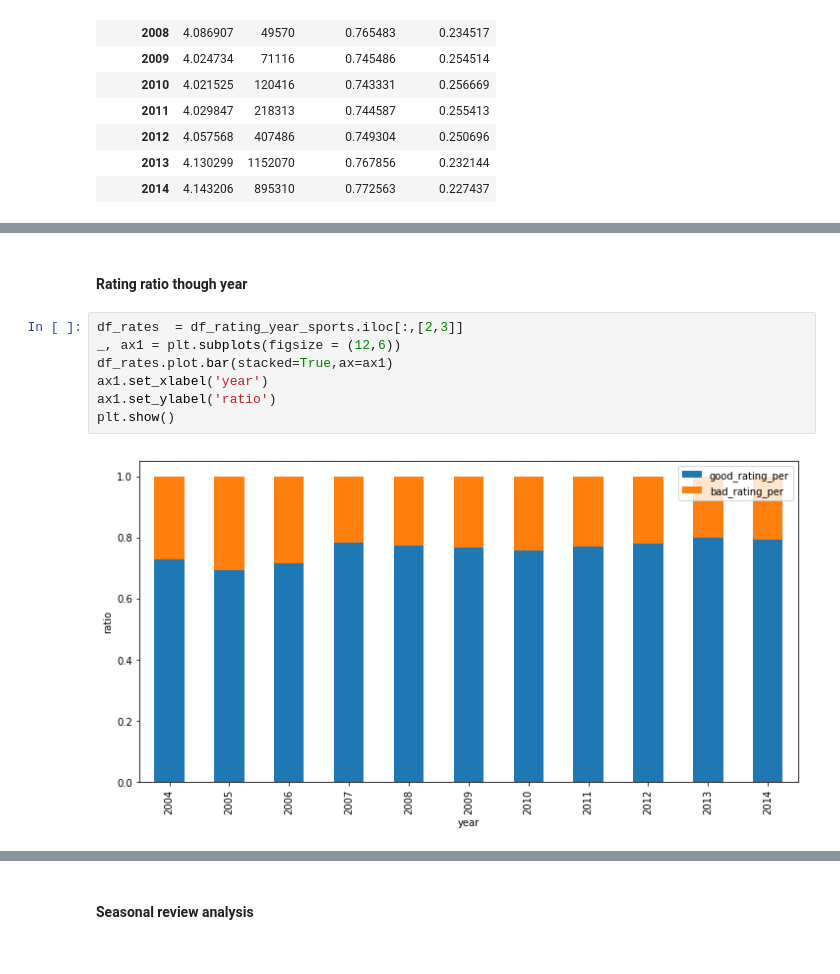
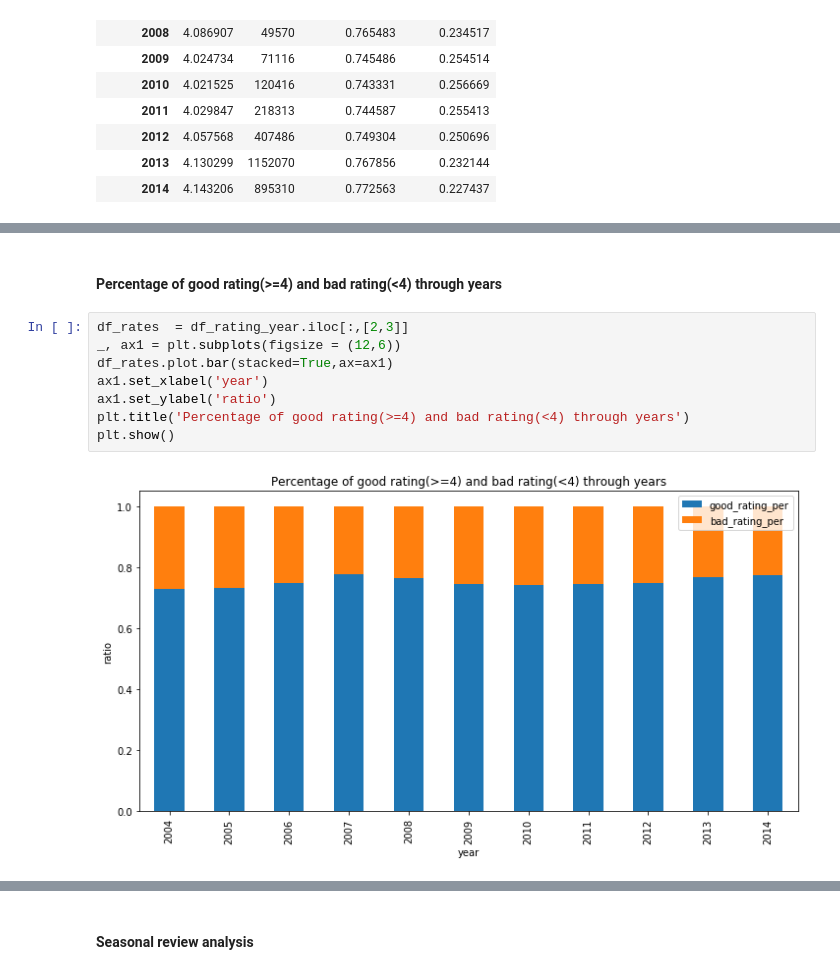
Before and after one commit to epfl-ada-2018/ada007project, a Jupyter notebook: Data general and specific analysis.ipynb, the cells around one changed output, grey strips where cells are left out. Cells and saved outputs as stored; diff of their text form.

```diff
--- a/Data general and specific analysis.ipynb
+++ b/Data general and specific analysis.ipynb
@@ -186,11 +139,12 @@ plt.show()
-# %% [markdown]
-#### Rating ratio though year
+# %% [markdown]
+#### Percentage of good rating(>=4) and bad rating(<4) through years
 # %%
-df_rates  = df_rating_year_sports.iloc[:,[2,3]]
+df_rates  = df_rating_year.iloc[:,[2,3]]
 _, ax1 = plt.subplots(figsize = (12,6))
 df_rates.plot.bar(stacked=True,ax=ax1)
 ax1.set_xlabel('year')
 ax1.set_ylabel('ratio')
+plt.title('Percentage of good rating(>=4) and bad rating(<4) through years')
 plt.show()
 # %% [output]
-[figure, old version]
+[figure, new version]
```
Also changed, not shown: parts of 48 cells of this notebook.
